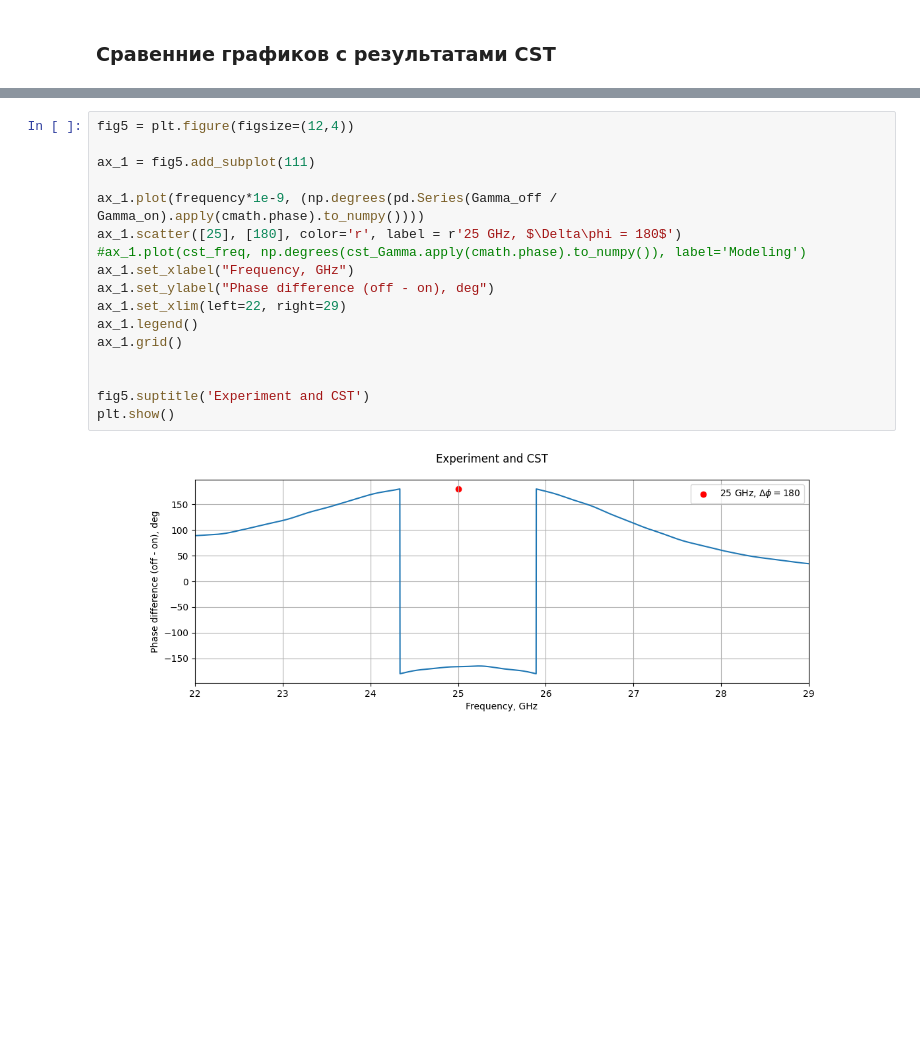
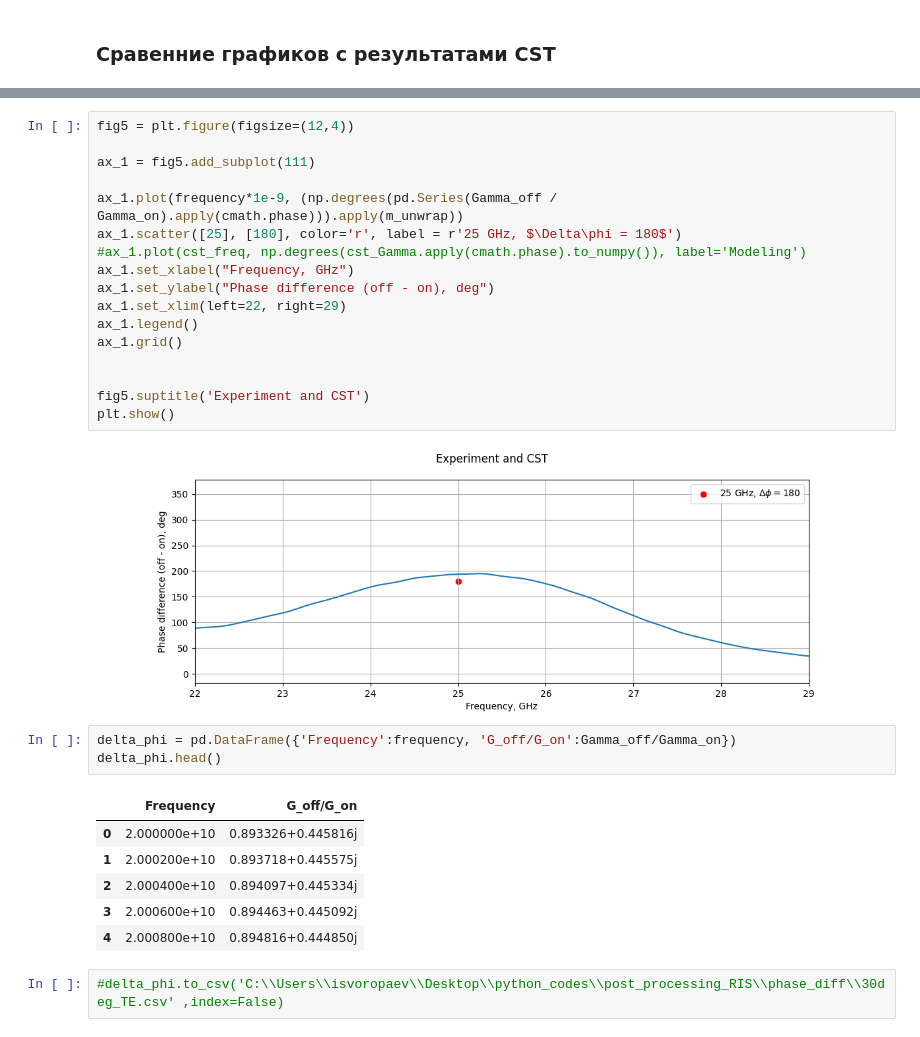
Before and after one commit to isvoropaev02/post_processing_RIS, a Jupyter notebook: 29sept/S21_TE_30deg_29sept.ipynb, the cells around one changed output, grey strips where cells are left out. Cells and saved outputs as stored; diff of their text form; blank space fills up the shorter version.

```diff
--- a/29sept/S21_TE_30deg_29sept.ipynb
+++ b/29sept/S21_TE_30deg_29sept.ipynb
@@ -252,7 +258,7 @@ fig5 = plt.figure(figsize=(12,4))
 
 ax_1 = fig5.add_subplot(111)
 
-ax_1.plot(frequency*1e-9, (np.degrees(pd.Series(Gamma_off / Gamma_on).apply(cmath.phase).to_numpy())))
+ax_1.plot(frequency*1e-9, (np.degrees(pd.Series(Gamma_off / Gamma_on).apply(cmath.phase))).apply(m_unwrap))
 ax_1.scatter([25], [180], color='r', label = r'25 GHz, $\Delta\phi = 180$')
 #ax_1.plot(cst_freq, np.degrees(cst_Gamma.apply(cmath.phase).to_numpy()), label='Modeling')
 ax_1.set_xlabel("Frequency, GHz")
@@ -265,4 +271,16 @@ ax_1.grid()
 fig5.suptitle('Experiment and CST')
 plt.show()
 # %% [output]
-[figure, old version]
+[figure, new version]
+# %%
+delta_phi = pd.DataFrame({'Frequency':frequency, 'G_off/G_on':Gamma_off/Gamma_on})
+delta_phi.head()
+# %% [output]
+|  | Frequency | G_off/G_on |
+| 0 | 2.000000e+10 | 0.893326+0.445816j |
+| 1 | 2.000200e+10 | 0.893718+0.445575j |
+| 2 | 2.000400e+10 | 0.894097+0.445334j |
+| 3 | 2.000600e+10 | 0.894463+0.445092j |
+| 4 | 2.000800e+10 | 0.894816+0.444850j |
+# %%
+#delta_phi.to_csv('C:\\Users\\isvoropaev\\Desktop\\python_codes\\post_processing_RIS\\phase_diff\\30deg_TE.csv' ,index=False)
```
Also changed, not shown: parts of 3 cells of this notebook, 1 other file.
